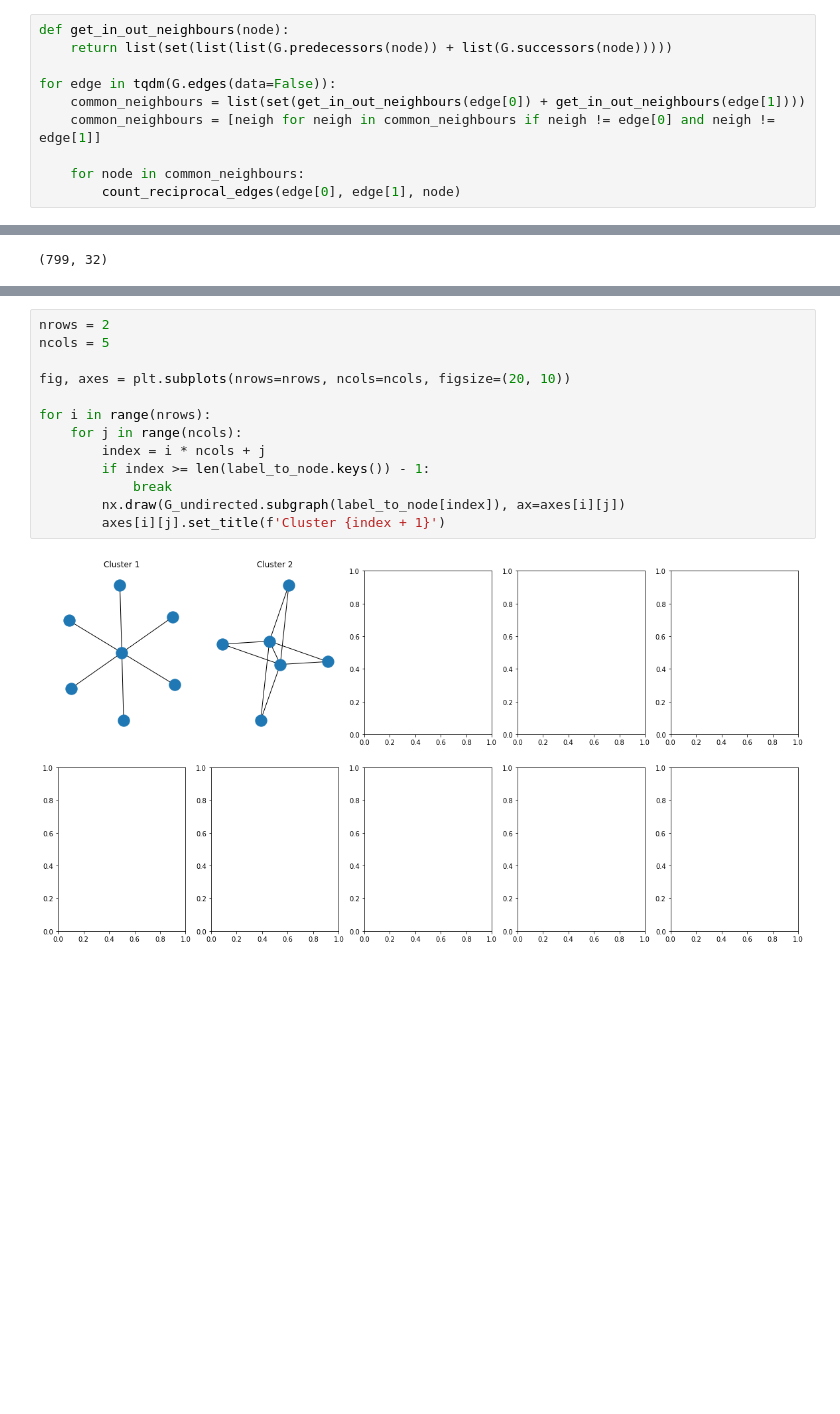
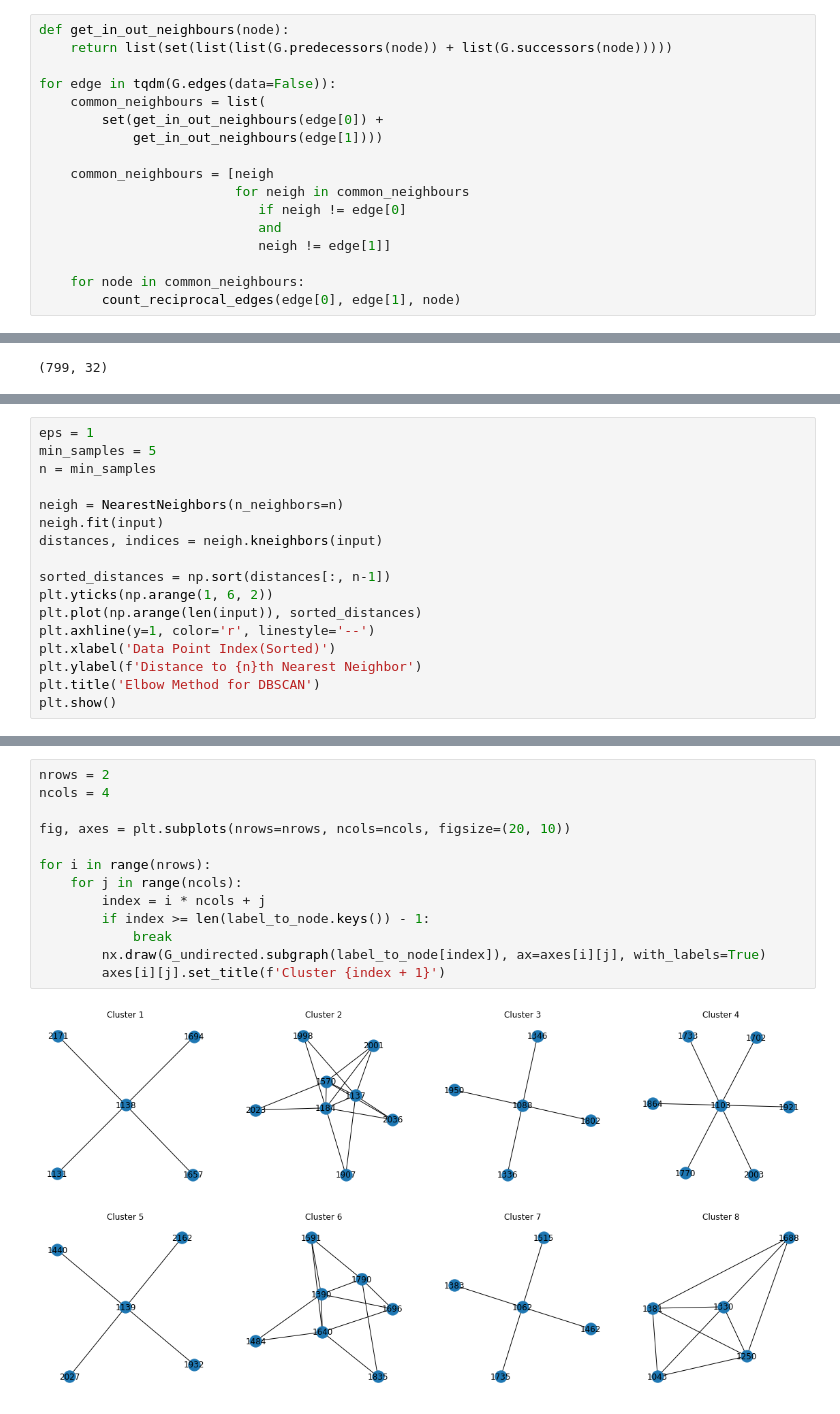
Before and after one commit to Aayush2492/Fraud-Analytics-Assignments, a Jupyter notebook: 1/src/main.ipynb, the cells around one changed output, grey strips where cells are left out. Drawn from its saved outputs; the diff is of its cells as text; blank space fills up the shorter version.

```diff
--- a/1/src/main.ipynb
+++ b/1/src/main.ipynb
@@ -72,8 +73,15 @@ def get_in_out_neighbours(node):
     return list(set(list(list(G.predecessors(node)) + list(G.successors(node)))))
 
 for edge in tqdm(G.edges(data=False)):
-    common_neighbours = list(set(get_in_out_neighbours(edge[0]) + get_in_out_neighbours(edge[1])))
-    common_neighbours = [neigh for neigh in common_neighbours if neigh != edge[0] and neigh != edge[1]]
+    common_neighbours = list(
+        set(get_in_out_neighbours(edge[0]) +
+            get_in_out_neighbours(edge[1])))
+
+    common_neighbours = [neigh
+                         for neigh in common_neighbours
+                            if neigh != edge[0]
+                            and
+                            neigh != edge[1]]
 
     for node in common_neighbours:
         count_reciprocal_edges(edge[0], edge[1], node)
@@ -136,0 +150,17 @@ print(input.shape)
+# %%
+eps = 1
+min_samples = 5
+n = min_samples
+
+neigh = NearestNeighbors(n_neighbors=n)
+neigh.fit(input)
+distances, indices = neigh.kneighbors(input)
+
+sorted_distances = np.sort(distances[:, n-1])
+plt.yticks(np.arange(1, 6, 2))
+plt.plot(np.arange(len(input)), sorted_distances)
+plt.axhline(y=1, color='r', linestyle='--')
+plt.xlabel('Data Point Index(Sorted)')
+plt.ylabel(f'Distance to {n}th Nearest Neighbor')
+plt.title('Elbow Method for DBSCAN')
+plt.show()
@@ -175,15 +216,15 @@ for key in label_to_node.keys():
 # %%
 nrows = 2
-ncols = 5
+ncols = 4
 
 fig, axes = plt.subplots(nrows=nrows, ncols=ncols, figsize=(20, 10))
 
 for i in range(nrows):
     for j in range(ncols):
         index = i * ncols + j
         if index >= len(label_to_node.keys()) - 1:
             break
-        nx.draw(G_undirected.subgraph(label_to_node[index]), ax=axes[i][j])
+        nx.draw(G_undirected.subgraph(label_to_node[index]), ax=axes[i][j], with_labels=True)
         axes[i][j].set_title(f'Cluster {index + 1}')
 # %% [output]
-[figure, old version]
+[figure, new version]
```
Also changed, not shown: parts of 11 cells of this notebook, 2 other files.
